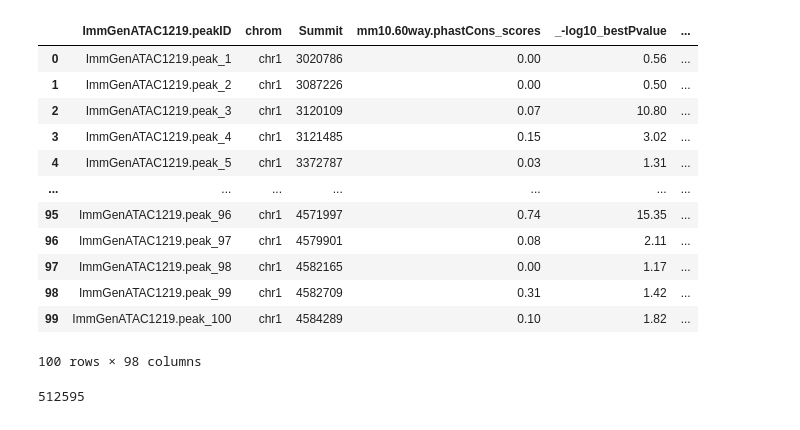
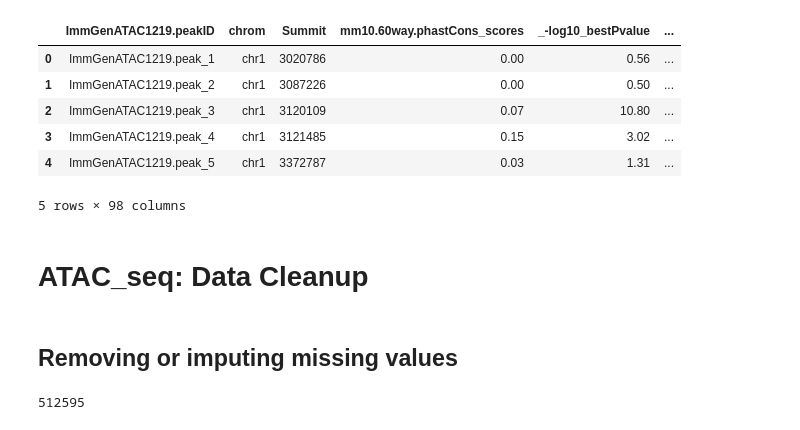
Before and after one commit to datascience-mobi-2026/topic04_team03, a Jupyter notebook: jupyter_rosa.ipynb, the cells around one changed output. Saved outputs shown, nothing was run; the diff lists cells and outputs as text; code cells hidden in the pictures.

```diff
--- a/jupyter_rosa.ipynb
+++ b/jupyter_rosa.ipynb
@@ -1,21 +1,24 @@
 # %%
 import pandas as pd
+import numpy as np
+import seaborn as sns
+import matplotlib.pyplot as plt
 
-df = pd.read_csv("data/ImmGenATAC18_AllOCRsInfo.csv")
-df.head(100) #head: zeigt nur erste 5 Zeilen --> trotzdem alles geladen
+from pathlib import Path
+ATAC_path = Path('data') / 'ImmGenATAC18_AllOCRsInfo.csv'
+ATAC_data = pd.read_csv(ATAC_path)
+ATAC_data.head() #head: zeigt nur erste 5 Zeilen --> trotzdem alles geladen
 # %% [output]
 |  | ImmGenATAC1219.peakID | chrom | Summit | mm10.60way.phastCons_scores | _-log10_bestPvalue | ... |
 | 0 | ImmGenATAC1219.peak_1 | chr1 | 3020786 | 0.00 | 0.56 | ... |
 | 1 | ImmGenATAC1219.peak_2 | chr1 | 3087226 | 0.00 | 0.50 | ... |
 | 2 | ImmGenATAC1219.peak_3 | chr1 | 3120109 | 0.07 | 10.80 | ... |
 | 3 | ImmGenATAC1219.peak_4 | chr1 | 3121485 | 0.15 | 3.02 | ... |
 | 4 | ImmGenATAC1219.peak_5 | chr1 | 3372787 | 0.03 | 1.31 | ... |
-| ... | ... | ... | ... | ... | ... | ... |
-| 95 | ImmGenATAC1219.peak_96 | chr1 | 4571997 | 0.74 | 15.35 | ... |
-| 96 | ImmGenATAC1219.peak_97 | chr1 | 4579901 | 0.08 | 2.11 | ... |
-| 97 | ImmGenATAC1219.peak_98 | chr1 | 4582165 | 0.00 | 1.17 | ... |
-| 98 | ImmGenATAC1219.peak_99 | chr1 | 4582709 | 0.31 | 1.42 | ... |
-| 99 | ImmGenATAC1219.peak_100 | chr1 | 4584289 | 0.10 | 1.82 | ... |
-100 rows × 98 columns
+5 rows × 98 columns
+# %% [markdown]
+### <h1>ATAC_seq: Data Cleanup</h1>
+# %% [markdown]
+<h2>Removing or imputing missing values</h2>
 # %%
 #number of rows
```
Also changed, not shown: parts of 34 cells of this notebook.
